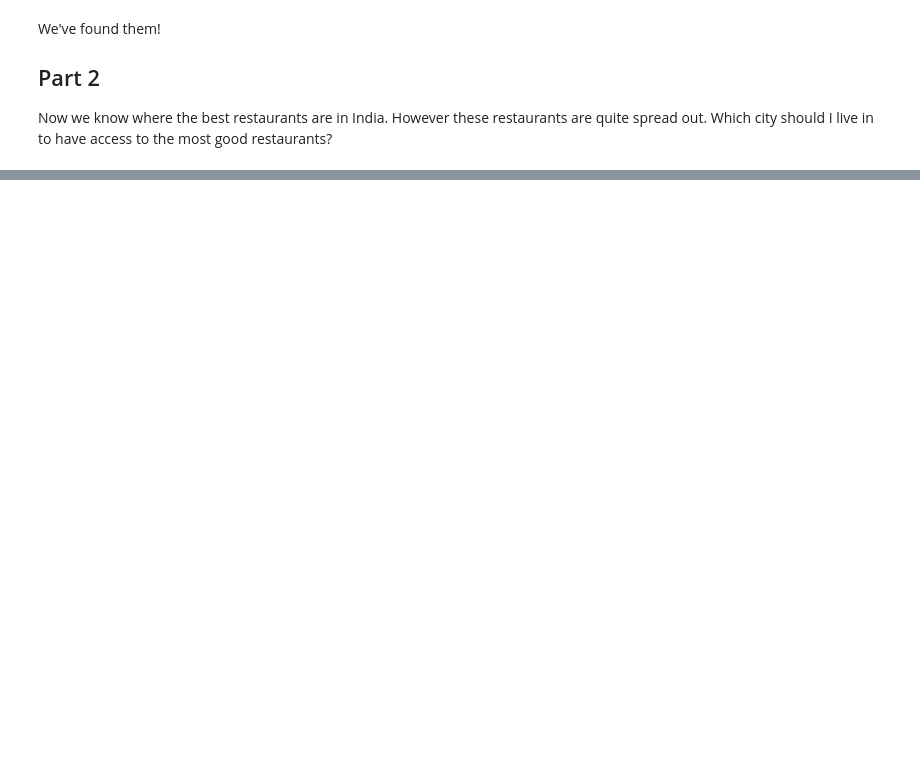
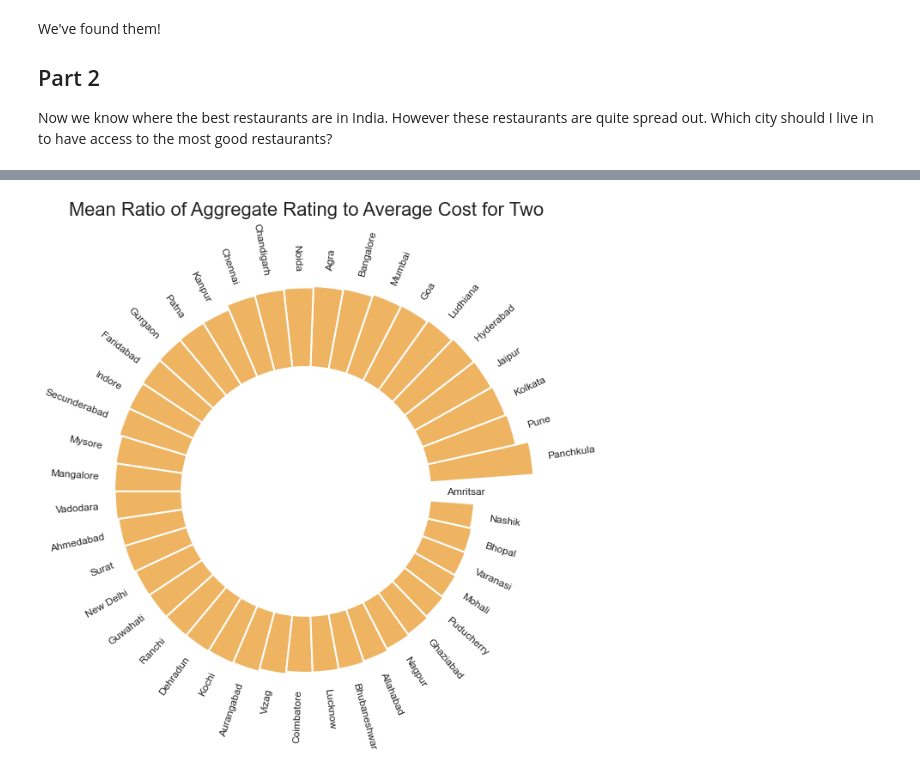
Before and after one commit to data301-2021-winter1/group28-project, a Jupyter notebook: notebooks/analysis1.ipynb, the cells around one changed output, grey strips where cells are left out. Saved outputs shown, nothing was run; the diff lists cells and outputs as text; code cells hidden in the pictures; blank space fills up the shorter version.

```diff
--- a/notebooks/analysis1.ipynb
+++ b/notebooks/analysis1.ipynb
@@ -757,12 +681,0 @@ zomato
-# %%
-#seperating cusines into a list of strings
-zomatoCSV = clean_and_merge_zomato("..\\data\\raw\\zomato.csv","..\\data\\raw\\Country-Code.xlsx")
-#Importing counter
-from collections import Counter
-
-#Getting a dictionary of the counts of each unique food type
-zomato['Cuisines_split'] = zomato['Cuisines'].str.split(',')
-#seq = list((zomatoCSV['Restaurant Name'].value_counts()))
-#dict = {key.strip(): value for key, value in Counter(x for xs in seq for x in set(xs)).items()}
-#dict
-zomato['Cuisines_split'][615][0].strip()
@@ -911,0 +686,6 @@ zomato_agg.groupby("City")["Restaurant Name"].count()
+# %%
+import plotly.express as px
+zomato.groupby("City")["Aggregate Rating/Average Cost for Two"].mean()
+zomato_ratio = zomato[zomato["Average Cost for Two"].isin([0]) == False]
+forPlot = pd.DataFrame(zomato_ratio.groupby("City")["Aggregate Rating/Average Cost for Two"].mean()).reset_index()
+forPlot.head()
@@ -911,0 +701,82 @@ zomato_agg.groupby("City")["Restaurant Name"].count()
+# %%
+# import pandas for data wrangling
+import pandas as pd
+import matplotlib.pyplot as plt
+import numpy as np
+
+# Build a dataset
+df = pd.DataFrame(
+        {
+            'Name': ['item ' + str(i) for i in list(range(1, 51)) ],
+            'Value': np.random.randint(low=10, high=100, size=50)
+        })
+
+# Reorder the dataframe
+forPlot = forPlot.sort_values(by=['Aggregate Rating/Average Cost for Two'])
+
+# initialize the figure
+plt.figure(figsize=(20,10))
+ax = plt.subplot(111, polar=True)
+plt.axis('off')
+
+# Constants = parameters controling the plot layout:
+upperLimit = 100
+lowerLimit = 30
+labelPadding = 4
+
+# Compute max and min in the dataset
+max = forPlot['Aggregate Rating/Average Cost for Two'].max()
+
+# Let's compute heights: they are a conversion of each item value in those new coordinates
+# In our example, 0 in the dataset will be converted to the lowerLimit (10)
+# The maximum will be converted to the upperLimit (100)
+slope = (max - lowerLimit) / max
+heights = slope * forPlot['Aggregate Rating/Average Cost for Two'] + lowerLimit
+
+# Compute the width of each bar. In total we have 2*Pi = 360°
+width = 2*np.pi / len(forPlot.index)
+
+# Compute the angle each bar is centered on:
+indexes = list(range(1, len(forPlot.index)+1))
+angles = [element * width for element in indexes]
+angles
+
+# Draw bars
+bars = ax.bar(
+    x=angles,
+    height=heights,
+    width=width,
+    bottom=lowerLimit,
+    linewidth=2,
+    edgecolor="white",
+    color="#EEB462",
+)
+
+# Add labels
+for bar, angle, height, label in zip(bars,angles, heights, forPlot["City"]):
+
+    # Labels are rotated. Rotation must be specified in degrees :(
+    rotation = np.rad2deg(angle)
+
+    # Flip some labels upside down
+    alignment = ""
+    if angle >= np.pi/2 and angle < 3*np.pi/2:
+        alignment = "right"
+        rotation = rotation + 180
+    else:
+        alignment = "left"
+
+    # Finally add the labels
+    ax.text(
+        x=angle,
+        y=lowerLimit + bar.get_height() + labelPadding,
+        s=label,
+        ha=alignment,
+        va='center',
+        rotation=rotation,
+        rotation_mode="anchor")
+
+plt.title("Mean Ratio of Aggregate Rating to Average Cost for Two",fontdict={'fontsize':22},y = 1.08)
+plt.show()
+# %% [output]
+[figure, added]
```
Also changed, not shown: parts of 37 cells of this notebook.
